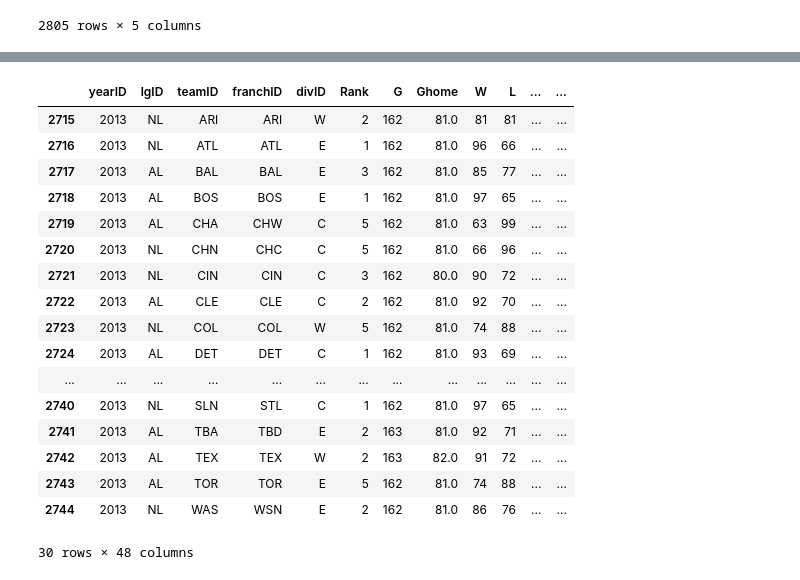
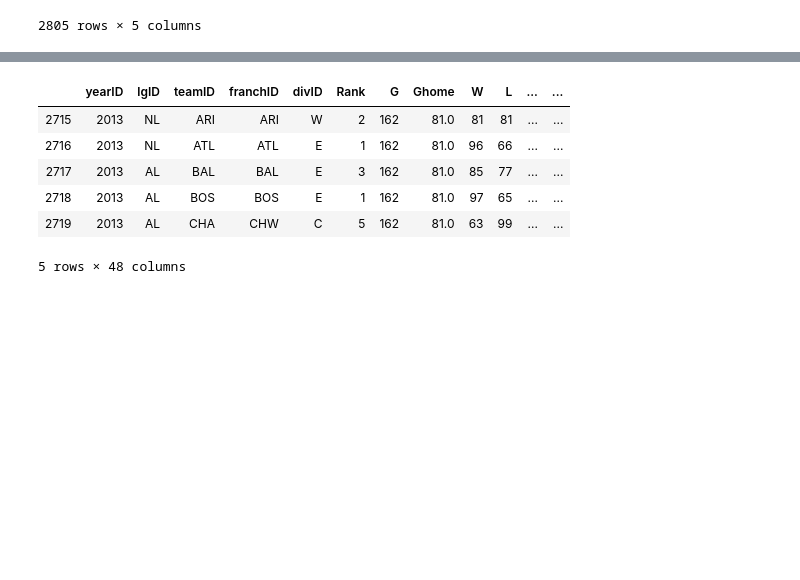
Before and after one commit to mgood13/data_analytics_project1, a Jupyter notebook: Salaries_versus_teamWins.ipynb, the cells around one changed output, grey strips where cells are left out. Saved outputs shown, nothing was run; the diff lists cells and outputs as text; code cells hidden in the pictures; blank space fills up the shorter version.

```diff
--- a/Salaries_versus_teamWins.ipynb
+++ b/Salaries_versus_teamWins.ipynb
@@ -11,7 +11,7 @@ import json
 from scipy.stats import linregress
 # %%
 #create dataframe with team information
-teams_filename = '/Users/kimkockenmeister/Desktop/Bootcamp/project1/data_analytics_project1/Data/Teams.csv'
+teams_filename = './Data/Teams.csv'
 teams_df = pd.read_csv(teams_filename)
 teams_df.head()
 # %% [output]
@@ -129,26 +118,15 @@ small_df
 # %%
 #now that we know the year of the biggest spent salary find the other teams and their records
 twenty_thirteen_df=teams_df.loc[teams_df['yearID']==2013,:]
-twenty_thirteen_df
+twenty_thirteen_df.head()
 # %% [output]
 |  | yearID | lgID | teamID | franchID | divID | Rank | G | Ghome | W | L | ... | ... |
 | 2715 | 2013 | NL | ARI | ARI | W | 2 | 162 | 81.0 | 81 | 81 | ... | ... |
 | 2716 | 2013 | NL | ATL | ATL | E | 1 | 162 | 81.0 | 96 | 66 | ... | ... |
 | 2717 | 2013 | AL | BAL | BAL | E | 3 | 162 | 81.0 | 85 | 77 | ... | ... |
 | 2718 | 2013 | AL | BOS | BOS | E | 1 | 162 | 81.0 | 97 | 65 | ... | ... |
 | 2719 | 2013 | AL | CHA | CHW | C | 5 | 162 | 81.0 | 63 | 99 | ... | ... |
-| 2720 | 2013 | NL | CHN | CHC | C | 5 | 162 | 81.0 | 66 | 96 | ... | ... |
-| 2721 | 2013 | NL | CIN | CIN | C | 3 | 162 | 80.0 | 90 | 72 | ... | ... |
-| 2722 | 2013 | AL | CLE | CLE | C | 2 | 162 | 81.0 | 92 | 70 | ... | ... |
-| 2723 | 2013 | NL | COL | COL | W | 5 | 162 | 81.0 | 74 | 88 | ... | ... |
-| 2724 | 2013 | AL | DET | DET | C | 1 | 162 | 81.0 | 93 | 69 | ... | ... |
-| ... | ... | ... | ... | ... | ... | ... | ... | ... | ... | ... | ... | ... |
-| 2740 | 2013 | NL | SLN | STL | C | 1 | 162 | 81.0 | 97 | 65 | ... | ... |
-| 2741 | 2013 | AL | TBA | TBD | E | 2 | 163 | 81.0 | 92 | 71 | ... | ... |
-| 2742 | 2013 | AL | TEX | TEX | W | 2 | 163 | 82.0 | 91 | 72 | ... | ... |
-| 2743 | 2013 | AL | TOR | TOR | E | 5 | 162 | 81.0 | 74 | 88 | ... | ... |
-| 2744 | 2013 | NL | WAS | WSN | E | 2 | 162 | 81.0 | 86 | 76 | ... | ... |
-30 rows × 48 columns
+5 rows × 48 columns
 # %%
 #make a new data frame for the rest of the teams in 2013 to see if their salaries effected their records
 grouped_data=twenty_thirteen_df.groupby(['teamID', 'yearID']).sum()
```
Also changed, not shown: parts of 5 cells of this notebook.
